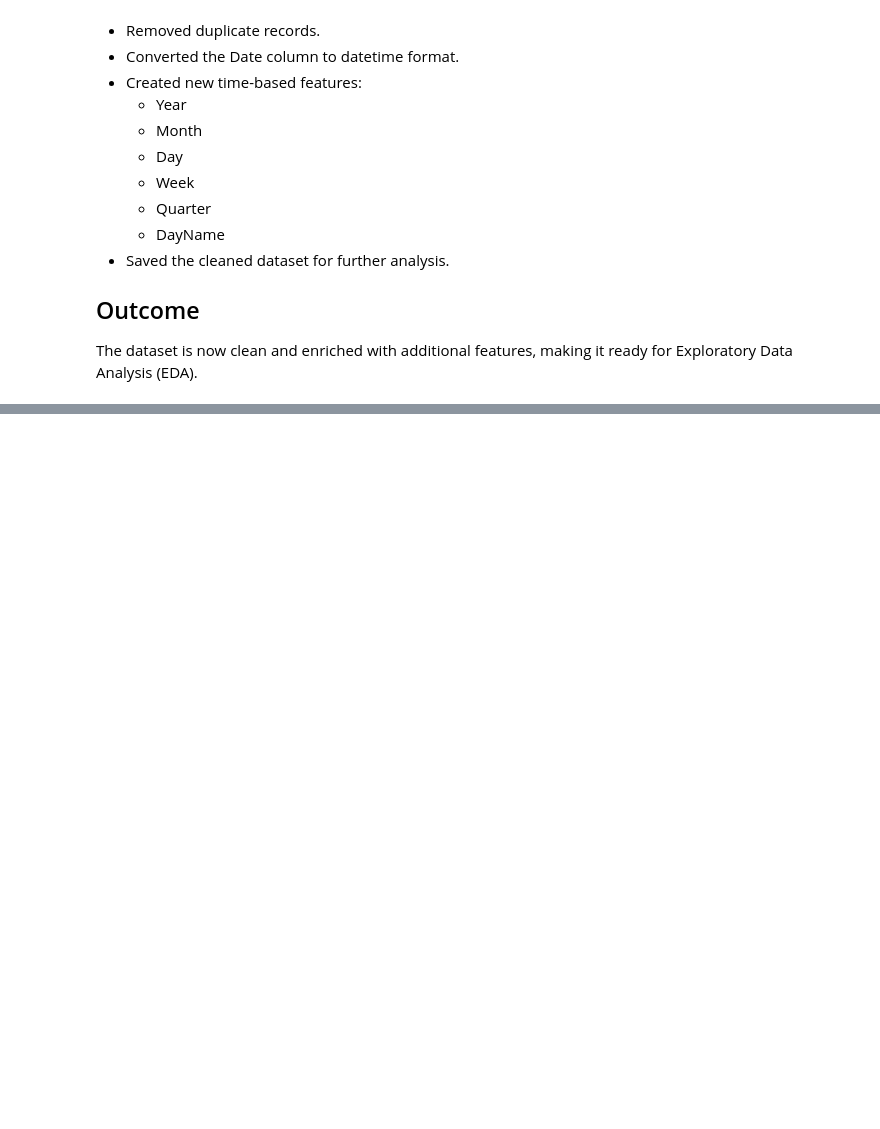
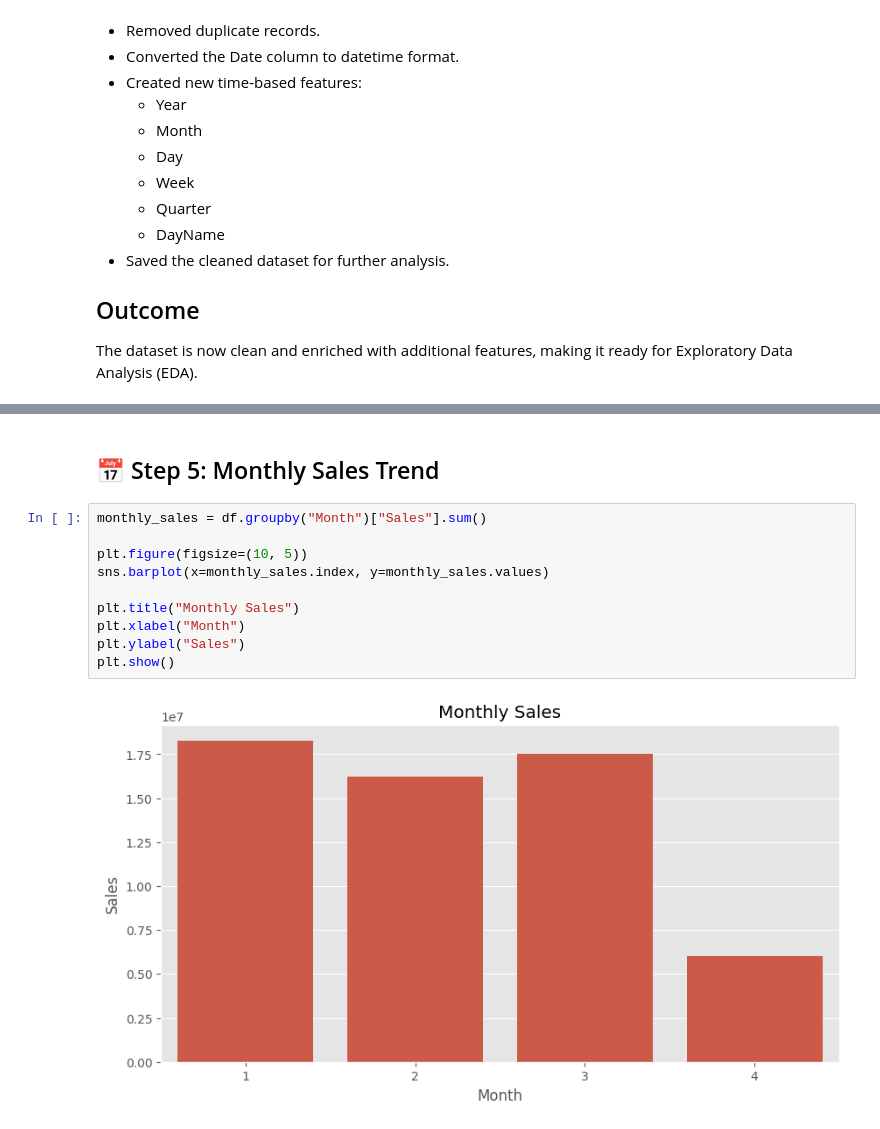
Before and after one commit to ruhile/Sales-Forecasting-Dashboard, a Jupyter notebook: notebooks/Sales_Forecasting.ipynb, the cells around one changed output, grey strips where cells are left out. Saved outputs shown, nothing was run; the diff lists cells and outputs as text; blank space fills up the shorter version.

```diff
--- a/notebooks/Sales_Forecasting.ipynb
+++ b/notebooks/Sales_Forecasting.ipynb
@@ -487,0 +561,14 @@ The dataset is now clean and enriched with additional features, making it ready
+# %% [markdown]
+## 📅 Step 5: Monthly Sales Trend
+# %%
+monthly_sales = df.groupby("Month")["Sales"].sum()
+
+plt.figure(figsize=(10, 5))
+sns.barplot(x=monthly_sales.index, y=monthly_sales.values)
+
+plt.title("Monthly Sales")
+plt.xlabel("Month")
+plt.ylabel("Sales")
+plt.show()
+# %% [output]
+[figure, added]
```
Also changed, not shown: parts of 27 cells of this notebook.
